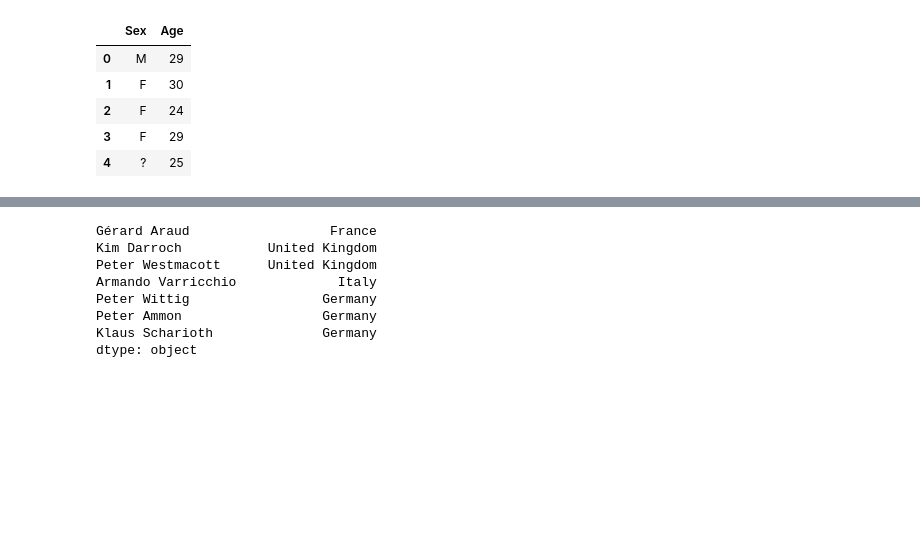
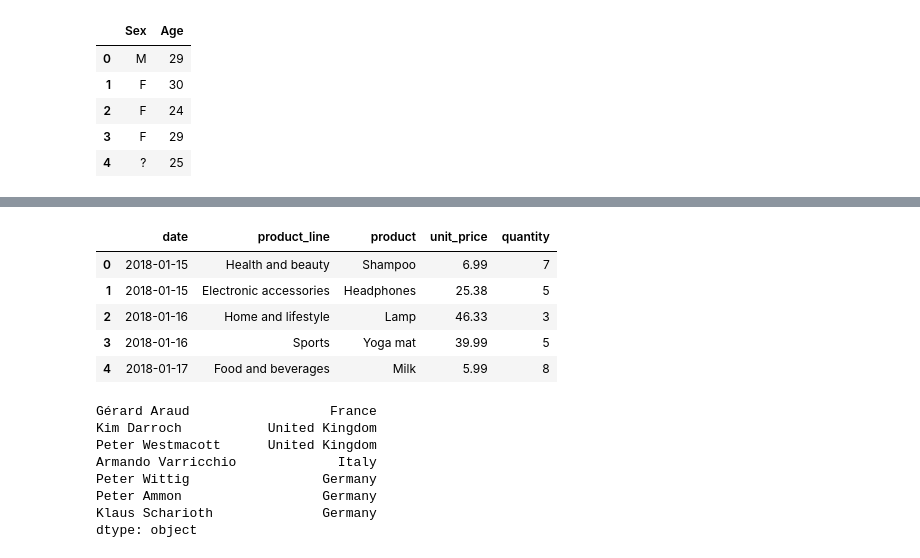
Before and after one commit to dcaley5005/Python_Cheat_Sheet, a Jupyter notebook: Data_Transformation/data_transformation.ipynb, the cells around one changed output, grey strips where cells are left out. Saved outputs shown, nothing was run; the diff lists cells and outputs as text; code cells hidden in the pictures; blank space fills up the shorter version.

```diff
--- a/Data_Transformation/data_transformation.ipynb
+++ b/Data_Transformation/data_transformation.ipynb
@@ -1495,3 +1512,12 @@ df.replace({
+# %%
+sales_datacampe.drop_duplicates(subset='product')
+# %% [output]
+|  | date | product_line | product | unit_price | quantity |
+| 0 | 2018-01-15 | Health and beauty | Shampoo | 6.99 | 7 |
+| 1 | 2018-01-15 | Electronic accessories | Headphones | 25.38 | 5 |
+| 2 | 2018-01-16 | Home and lifestyle | Lamp | 46.33 | 3 |
+| 3 | 2018-01-16 | Sports | Yoga mat | 39.99 | 5 |
+| 4 | 2018-01-17 | Food and beverages | Milk | 5.99 | 8 |
 # %%
 ambassadors = pd.Series([
     'France',
```
Also changed, not shown: parts of 2 cells of this notebook, 1 other file.
